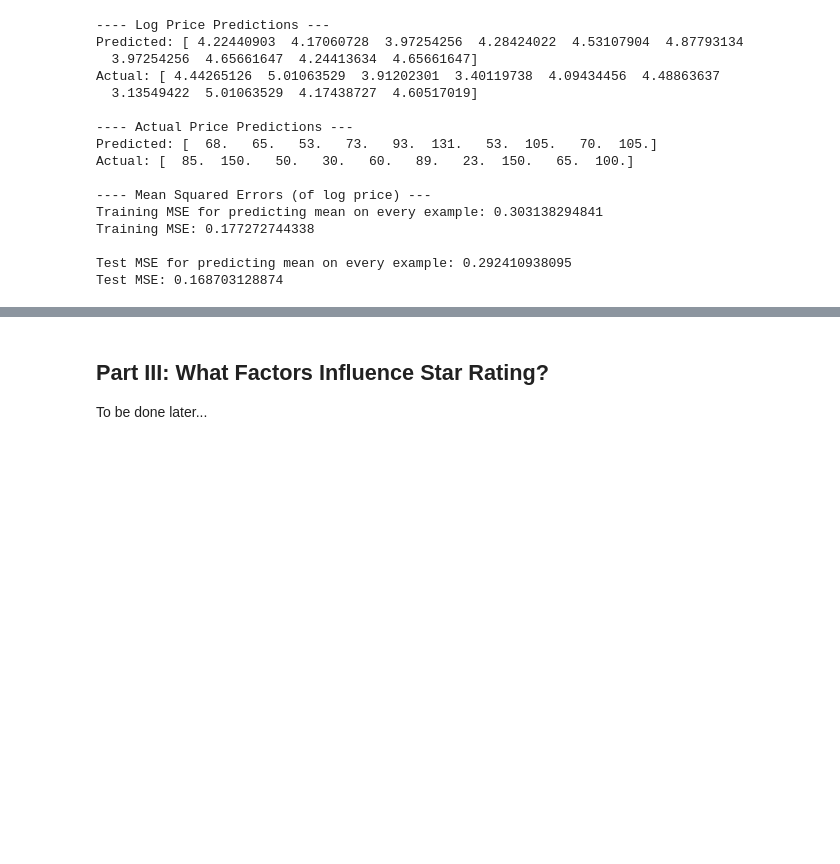
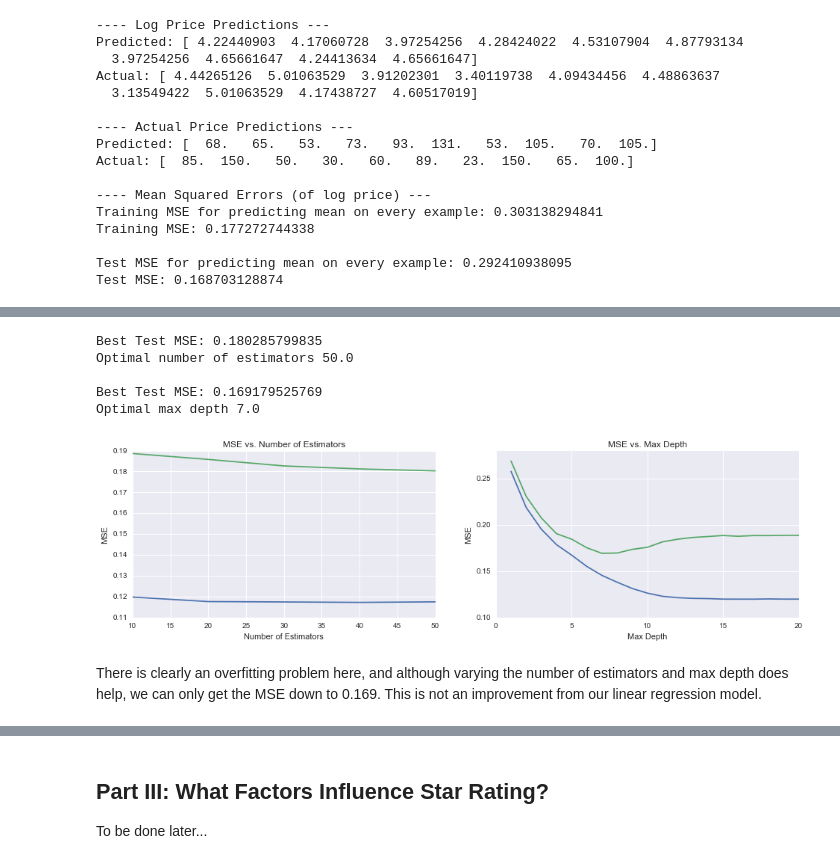
Before and after one commit to shouvikmani/AirbnbDataAnalysis, a Jupyter notebook: Analyzing_Airbnb_in_New_York_City.ipynb, the cells around one changed output, grey strips where cells are left out. Cells and saved outputs as stored; diff of their text form; code cells hidden in the pictures; blank space fills up the shorter version.

```diff
--- a/Analyzing_Airbnb_in_New_York_City.ipynb
+++ b/Analyzing_Airbnb_in_New_York_City.ipynb
@@ -672,3 +729,57 @@ Test MSE: 0.168703128874
+# %%
+plt.figure(figsize=(16,4))
+
+numEstimatorsList = np.linspace(10, 50, 5)
+trainMSEs = []
+testMSEs = []
+for numEstimator in numEstimatorsList:
+    clf = RandomForestRegressor(n_estimators=int(numEstimator),
+                                random_state=0)
+    clf.fit(X_train, y_train)
+    trainPredictions = clf.predict(X_train)
+    testPredictions = clf.predict(X_test)
+    trainMSEs.append(np.mean((trainPredictions - y_train) ** 2))
+    testMSEs.append(np.mean((testPredictions - y_test) ** 2))
+plt.subplot(1, 2, 1)
+plt.plot(numEstimatorsList, trainMSEs, numEstimatorsList, testMSEs)
+plt.title('MSE vs. Number of Estimators')
+plt.xlabel('Number of Estimators')
+plt.ylabel('MSE')
+
+minTestMSE = min(testMSEs)
+print 'Best Test MSE:', minTestMSE
+print 'Optimal number of estimators', numEstimatorsList[testMSEs.index(minTestMSE)]
+print
+
+maxDepthList = np.linspace(1, 20, 20)
+trainMSEs = []
+testMSEs = []
+for maxDepth in maxDepthList:
+    clf = RandomForestRegressor(max_depth=int(maxDepth),
+                               random_state=0)
+    clf.fit(X_train, y_train)
+    trainPredictions = clf.predict(X_train)
+    testPredictions = clf.predict(X_test)
+    trainMSEs.append(np.mean((trainPredictions - y_train) ** 2))
+    testMSEs.append(np.mean((testPredictions - y_test) ** 2))
+plt.subplot(1, 2, 2)
+plt.plot(maxDepthList, trainMSEs, maxDepthList, testMSEs)
+plt.title('MSE vs. Max Depth')
+plt.xlabel('Max Depth')
+plt.ylabel('MSE')
+
+minTestMSE = min(testMSEs)
+print 'Best Test MSE:', minTestMSE
+print 'Optimal max depth', maxDepthList[testMSEs.index(minTestMSE)]
+# %% [output]
+Best Test MSE: 0.180285799835
+Optimal number of estimators 50.0
+
+Best Test MSE: 0.169179525769
+Optimal max depth 7.0
+[figure, added]
+# %% [markdown]
+There is clearly an overfitting problem here, and although varying the number of estimators and max depth does help, we can only get the MSE down to 0.169. This is not an improvement from our linear regression model.
 # %% [markdown]
 ## Conclusion and Further Investigation
 
```
Also changed, not shown: parts of 26 cells of this notebook, 1 other file.
